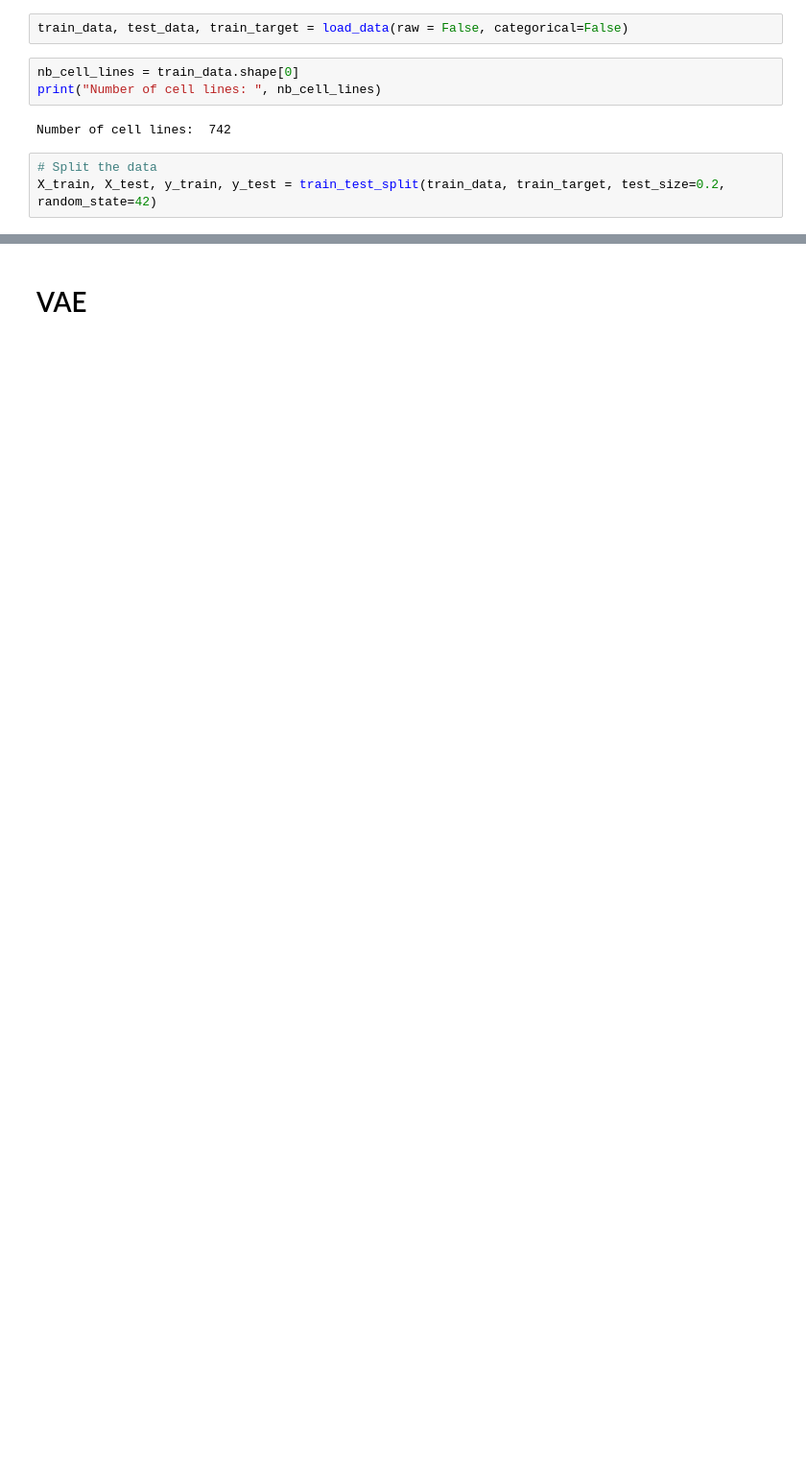
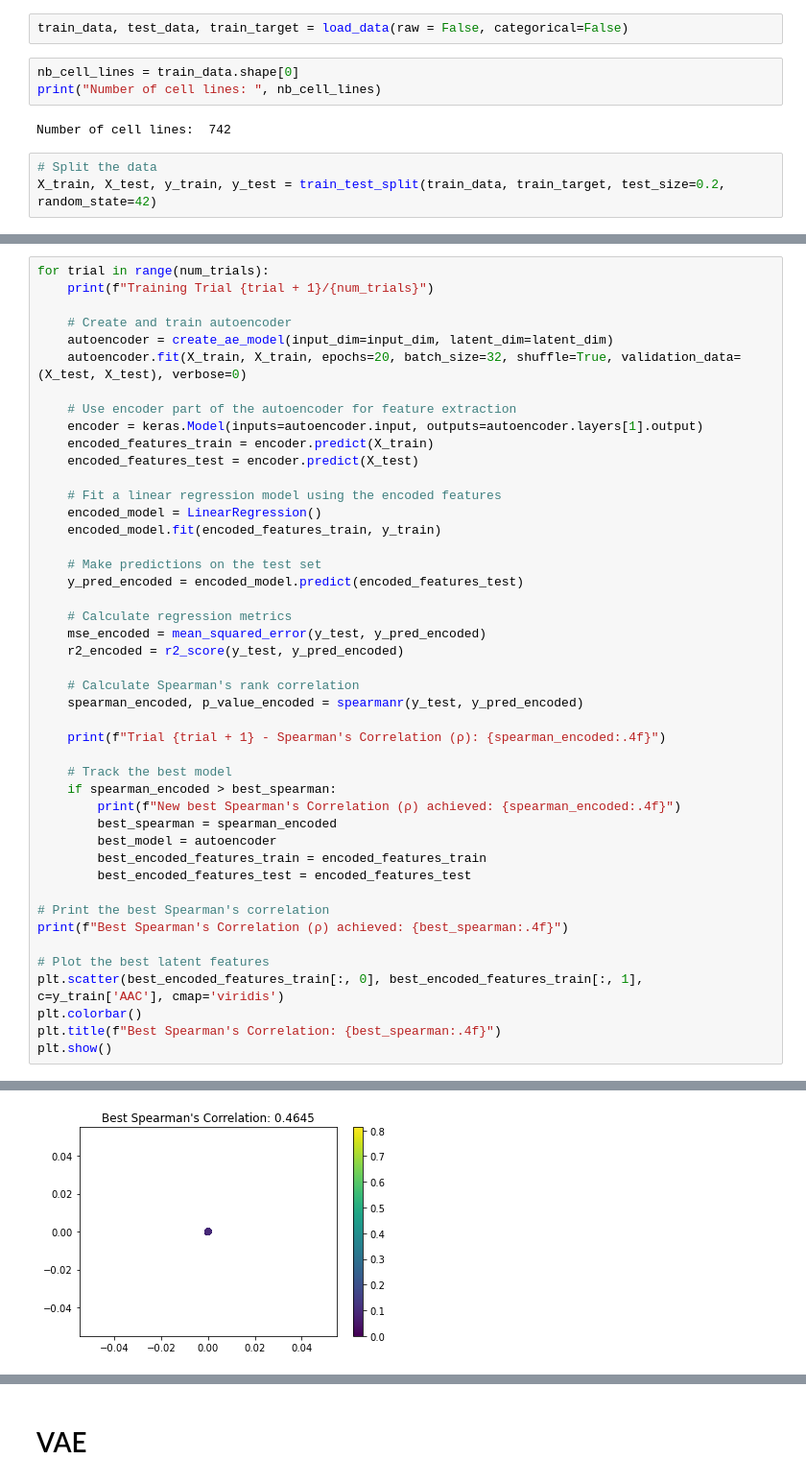
Before and after one commit to oskarboesch/ml-project-2-lol-ml, a Jupyter notebook: src/notebooks/auto_encoder.ipynb, the cells around one changed output, grey strips where cells are left out. Shown at 96% size. Drawn from its saved outputs; the diff is of its cells as text; blank space fills up the shorter version.

```diff
--- a/src/notebooks/auto_encoder.ipynb
+++ b/src/notebooks/auto_encoder.ipynb
@@ -150,0 +41,46 @@ P-value (Spearman): 6.55531476241527e-07
+# %%
+for trial in range(num_trials):
+    print(f"Training Trial {trial + 1}/{num_trials}")
+
+    # Create and train autoencoder
+    autoencoder = create_ae_model(input_dim=input_dim, latent_dim=latent_dim)
+    autoencoder.fit(X_train, X_train, epochs=20, batch_size=32, shuffle=True, validation_data=(X_test, X_test), verbose=0)
+
+    # Use encoder part of the autoencoder for feature extraction
+    encoder = keras.Model(inputs=autoencoder.input, outputs=autoencoder.layers[1].output)
+    encoded_features_train = encoder.predict(X_train)
+    encoded_features_test = encoder.predict(X_test)
+
+    # Fit a linear regression model using the encoded features
+    encoded_model = LinearRegression()
+    encoded_model.fit(encoded_features_train, y_train)
+
+    # Make predictions on the test set
+    y_pred_encoded = encoded_model.predict(encoded_features_test)
+
+    # Calculate regression metrics
+    mse_encoded = mean_squared_error(y_test, y_pred_encoded)
+    r2_encoded = r2_score(y_test, y_pred_encoded)
+
+    # Calculate Spearman's rank correlation
+    spearman_encoded, p_value_encoded = spearmanr(y_test, y_pred_encoded)
+
+    print(f"Trial {trial + 1} - Spearman's Correlation (ρ): {spearman_encoded:.4f}")
+
+    # Track the best model
+    if spearman_encoded > best_spearman:
+        print(f"New best Spearman's Correlation (ρ) achieved: {spearman_encoded:.4f}")
+        best_spearman = spearman_encoded
+        best_model = autoencoder
+        best_encoded_features_train = encoded_features_train
+        best_encoded_features_test = encoded_features_test
+
+# Print the best Spearman's correlation
+print(f"Best Spearman's Correlation (ρ) achieved: {best_spearman:.4f}")
+
+# Plot the best latent features
+plt.scatter(best_encoded_features_train[:, 0], best_encoded_features_train[:, 1], c=y_train['AAC'], cmap='viridis')
+plt.colorbar()
+plt.title(f"Best Spearman's Correlation: {best_spearman:.4f}")
+plt.show()
+# %% [output]
@@ -151,2 +104,3 @@ P-value (Spearman): 6.55531476241527e-07
+[figure, added]
 # %%
 # Encode the entire data set and save the encoded features
```
Also changed, not shown: parts of 36 cells of this notebook, 7 other files.
